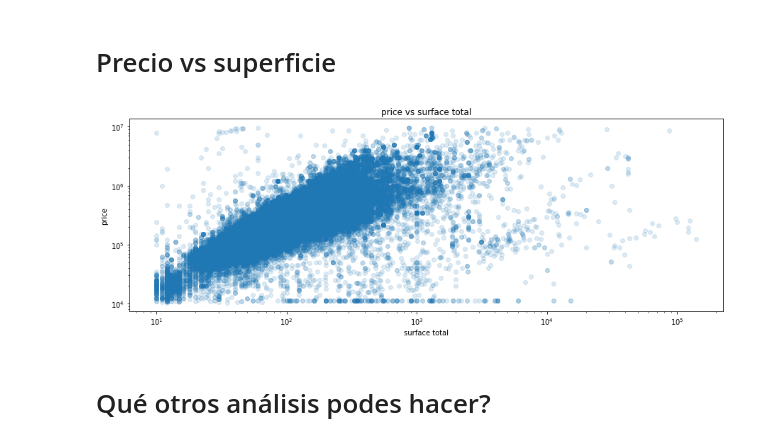
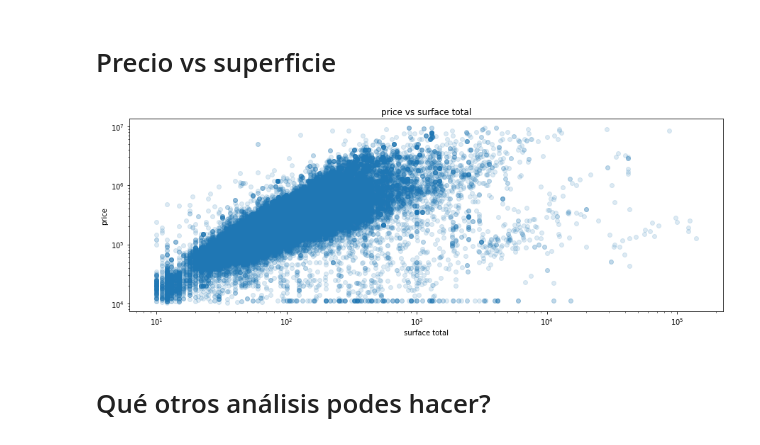
Before and after one commit to elsonidoq/ml-practico-2022, a Jupyter notebook: notebooks/taller-model-selection/01-explore_the_data.ipynb, the cells around one changed output. Saved outputs shown, nothing was run; the diff lists cells and outputs as text; code cells hidden in the pictures.

```diff
--- a/notebooks/taller-model-selection/01-explore_the_data.ipynb
+++ b/notebooks/taller-model-selection/01-explore_the_data.ipynb
@@ -184,14 +182,14 @@ df.l3.value_counts().plot.bar();
 # Precio vs superficie
 # %%
 plt.figure(figsize=(15,5))
-plt.scatter(sdf.surface_total, sdf.price, alpha=0.15)
+plt.scatter(df.surface_total, df.price, alpha=0.15)
 plt.title('price vs surface total')
 plt.xlabel('surface total')
 plt.ylabel('price')
 plt.xscale('log')
 plt.yscale('log')
 # %% [output]
-[figure, old version]
+[figure, new version]
 # %% [markdown]
 # Qué otros análisis podes hacer?
 # %% [markdown]
```
Also changed, not shown: parts of 13 cells of this notebook, 1 other file.
